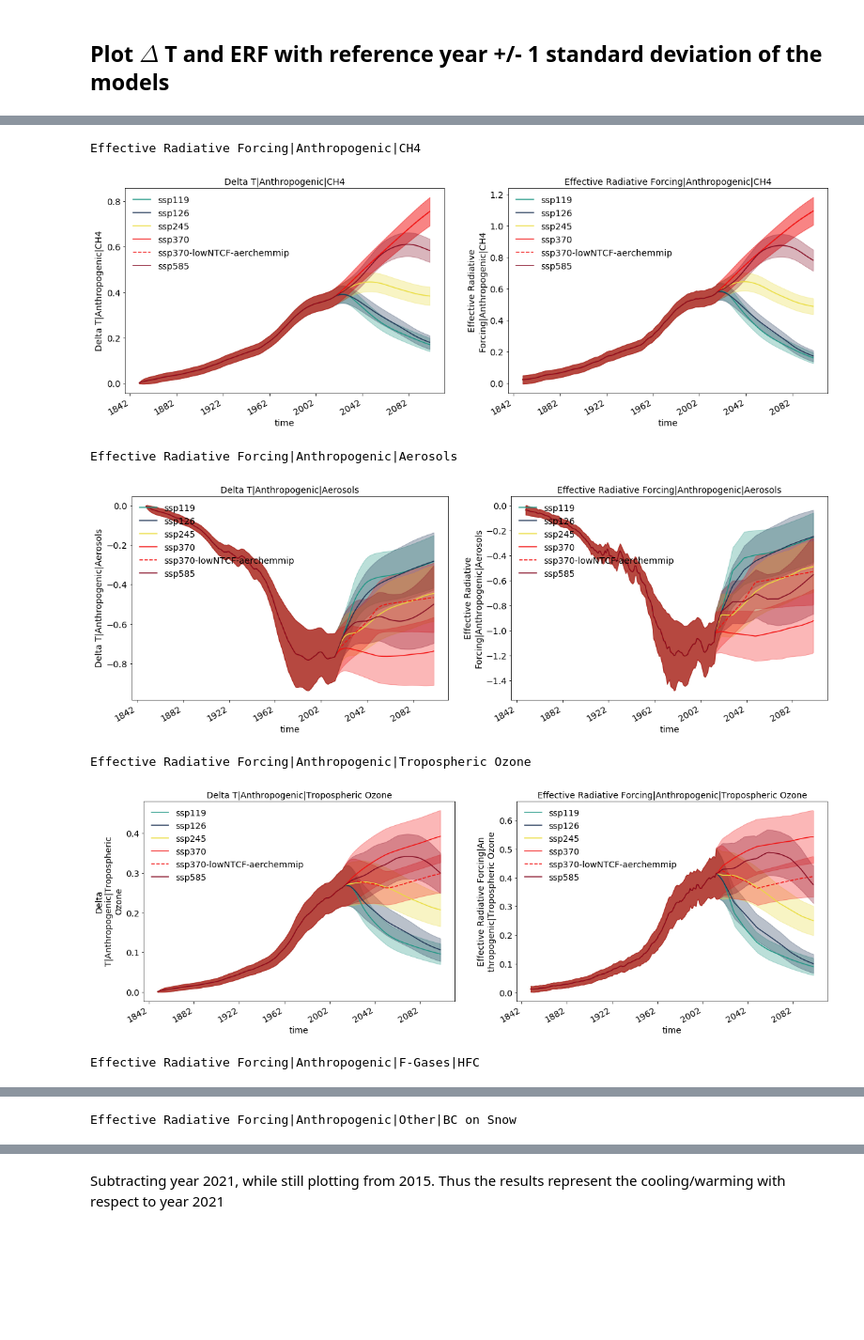
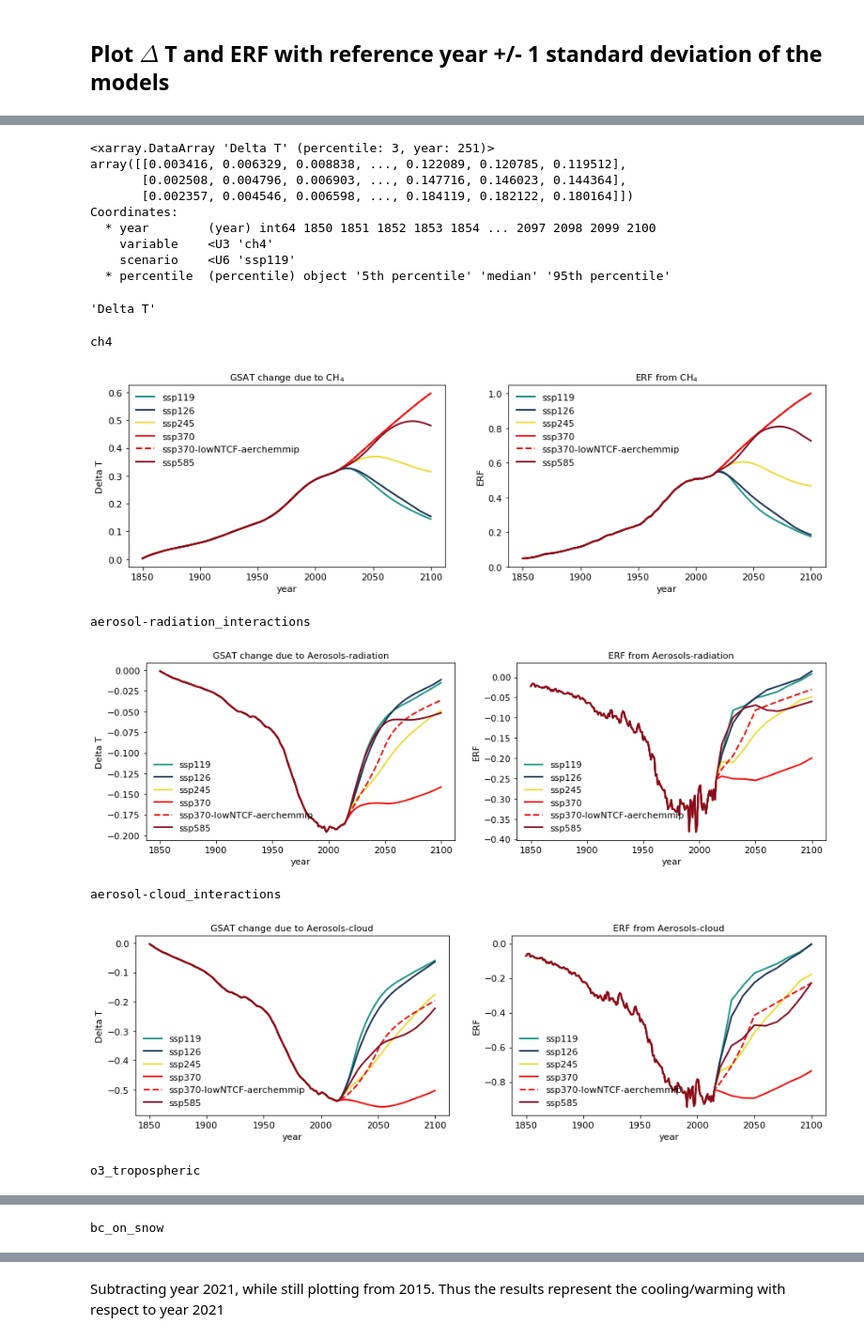
Before and after one commit to sarambl/AR6_CH6_RCMIPFIGS, a Jupyter notebook: ar6_ch6_rcmipfigs/notebooks/3_delta_T_plot.ipynb, the cells around one changed output, grey strips where cells are left out. Shown at 94% size. Cells and saved outputs as stored; diff of their text form; code cells hidden in the pictures; blank space fills up the shorter version.

```diff
--- a/ar6_ch6_rcmipfigs/notebooks/3_delta_T_plot.ipynb
+++ b/ar6_ch6_rcmipfigs/notebooks/3_delta_T_plot.ipynb
@@ -26,5 +25,6 @@ from ar6_ch6_rcmipfigs.constants import BASE_DIR
 from ar6_ch6_rcmipfigs.constants import OUTPUT_DATA_DIR, INPUT_DATA_DIR, RESULTS_DIR
 
 #PATH_DATASET = OUTPUT_DATA_DIR + '/forcing_data_rcmip_models.nc'
-PATH_DT = OUTPUT_DATA_DIR + '/dT_data_rcmip_models.nc'
+#PATH_DT = OUTPUT_DATA_DIR / '/dT_data_rcmip_models.nc'
+PATH_DT = OUTPUT_DATA_DIR / 'dT_data_RCMIP.nc'
 # %% [output]
@@ -40,5 +40,5 @@ last_y = '2100'
 # %%
 ref_year = '2021'
 # %%
-FIGURE_DIR = RESULTS_DIR + '/figures/'
+FIGURE_DIR = RESULTS_DIR / 'figures/'
 # %%
@@ -78,6 +82,10 @@ scenarios_fl=['ssp119',
               'ssp370-lowNTCF-aerchemmip',
               #'ssp370-lowNTCF-gidden',
               'ssp585']
+# %%
+median = 'median'
+perc5 = '5th percentile'
+perc95 = '95th percentile'
 # %% [markdown]
 ## Open dataset:
 # %% [markdown]
@@ -180,15 +185,15 @@ def get_fig_ax_tot(figsize=[13,12]):
 
 
 def fix_ax(ax):
-    ls = pd.date_range('2010-1-1', periods=100, freq='Y')[0::10]
-    ax.set_xticks(list(ls))
-    ax.set_xlim(s_y2, e_y2)  # '2015','2100')
+    #ls = pd.date_range('2010-1-1', periods=100, freq='Y')[0::10]
+    #ax.set_xticks(list(ls))
+    #ax.set_xlim(s_y2, e_y2)  # '2015','2100')
     ax.spines['right'].set_visible(False)
     ax.spines['top'].set_visible(False)
     return
 
 def fign_dt(var, s_y, s_y2):
-    return '/%s_refy%s_fy%s.png' % (var.replace(' ', '_').replace('|', '-'), s_y, s_y2)
+    return '%s_refy%s_fy%s.png' % (var.replace(' ', '_').replace('|', '-'), s_y, s_y2)
 # %%
 from ar6_ch6_rcmipfigs.utils.plot import trans_scen2plotlabel
 
@@ -433,41 +507,61 @@ Delta T|Anthropogenic|All
+# %%
+_da#.sel(percentile='median')
+# %% [output]
+<xarray.DataArray 'Delta T' (percentile: 3, year: 251)>
+array([[0.003416, 0.006329, 0.008838, ..., 0.122089, 0.120785, 0.119512],
+       [0.002508, 0.004796, 0.006903, ..., 0.147716, 0.146023, 0.144364],
+       [0.002357, 0.004546, 0.006598, ..., 0.184119, 0.182122, 0.180164]])
+Coordinates:
+  * year        (year) int64 1850 1851 1852 1853 1854 ... 2097 2098 2099 2100
+    variable    <U3 'ch4'
+    scenario    <U6 'ssp119'
+  * percentile  (percentile) object '5th percentile' 'median' '95th percentile'
+# %%
+name_deltaT
+# %% [output]
+'Delta T'
 # %%
 from ar6_ch6_rcmipfigs.utils.plot import get_scenario_ls_dic, get_scenario_c_dic
 
 # Get linestyle scenarios:
 lsdic = get_scenario_ls_dic()#get_ls_dic(ds_DT[climatemodel].values)
 s_y = '2021'
 e_y = '2100'
 # Get colorscheme scenarios
 cdic = get_scenario_c_dic()
 alpha = 0.3
 for var in variables_erf_comp:
-    fig, axs = plt.subplots(1, 2, figsize=[20, 6])
+    fig, axs = plt.subplots(1, 2, figsize=[15, 4])
     for scn in scenarios_fl:#) - {'historical'}):
         first = True
-        _da1 = ds_DT[new_varname(var, name_deltaT)].sel(scenario=scn)
-        _da2 = ds_DT[var].sel(scenario=scn)
+        #_da_ally = ds_DT[name_deltaT].sel(variable=var, scenario=scn, year=slice(s_y2, e_y2))
+        #_da_refy = ds_DT[name_deltaT].sel(variable=var, scenario=scn,year=slice(s_y, s_y)).squeeze()
+        #_da = _da_ally - _da_refy
+
+        _da1 = ds_DT[name_deltaT].sel(variable = var, scenario=scn).sel(percentile='median')
+        _da2 = ds_DT['ERF'].sel(variable = var, scenario=scn)
         for _da, ax in zip([_da1, _da2], axs):
-            _pl_da = _da.mean(climatemodel)
-            _pl_da.plot(ax=ax, c=cdic[scn], label=scn, linestyle = lsdic[scn])
-            _std = _da.std(climatemodel)
+            _pl_da = _da#.sel(percentile='median')#.mean(climatemodel)
+            _pl_da.plot(ax=ax, c=cdic[scn], label=scn, linestyle = lsdic[scn], linewidth = 2)
+            #_std = _da.std(climatemodel)
             # fill between +/z 1 std
-            ax.fill_between(_pl_da['time'].values, _pl_da - _std, _pl_da + _std, alpha=alpha,
-                            color=cdic[scn], label='_nolegen_')
+            #ax.fill_between(_pl_da['time'].values, _pl_da - _std, _pl_da + _std, alpha=alpha,
+            #                color=cdic[scn], label='_nolegen_')
     print(var)
 
-    axs[0].set_title(new_varname(var, name_deltaT))
-    axs[1].set_title(var)
+    axs[0].set_title('GSAT change due to %s' %get_var_nicename(var))
+    axs[1].set_title('ERF from %s'%get_var_nicename(var))
     # axs[1].set_title('%s'%( ('|'.join(var.split('|')[1:]))))
 
-    axs[0].legend(frameon=False, loc=2)
-    axs[1].legend(frameon=False, loc=2)
+    axs[0].legend(frameon=False)#, loc=2)
+    axs[1].legend(frameon=False)#, loc=2)
 
     plt.show()
 # %% [output]
-Effective Radiative Forcing|Anthropogenic|CH4
+ch4
-[figure, old version]
+[figure, new version]
-Effective Radiative Forcing|Anthropogenic|Aerosols
+aerosol-radiation_interactions
-[figure, old version]
+[figure, new version]
-Effective Radiative Forcing|Anthropogenic|Tropospheric Ozone
+aerosol-cloud_interactions
-[figure, old version]
+[figure, new version]
-Effective Radiative Forcing|Anthropogenic|F-Gases|HFC
+o3_tropospheric
@@ -475 +569 @@ Effective Radiative Forcing|Anthropogenic|F-Gases|HFC
-Effective Radiative Forcing|Anthropogenic|Other|BC on Snow
+bc_on_snow
```
Also changed, not shown: parts of 19 cells of this notebook, 32 other files.
